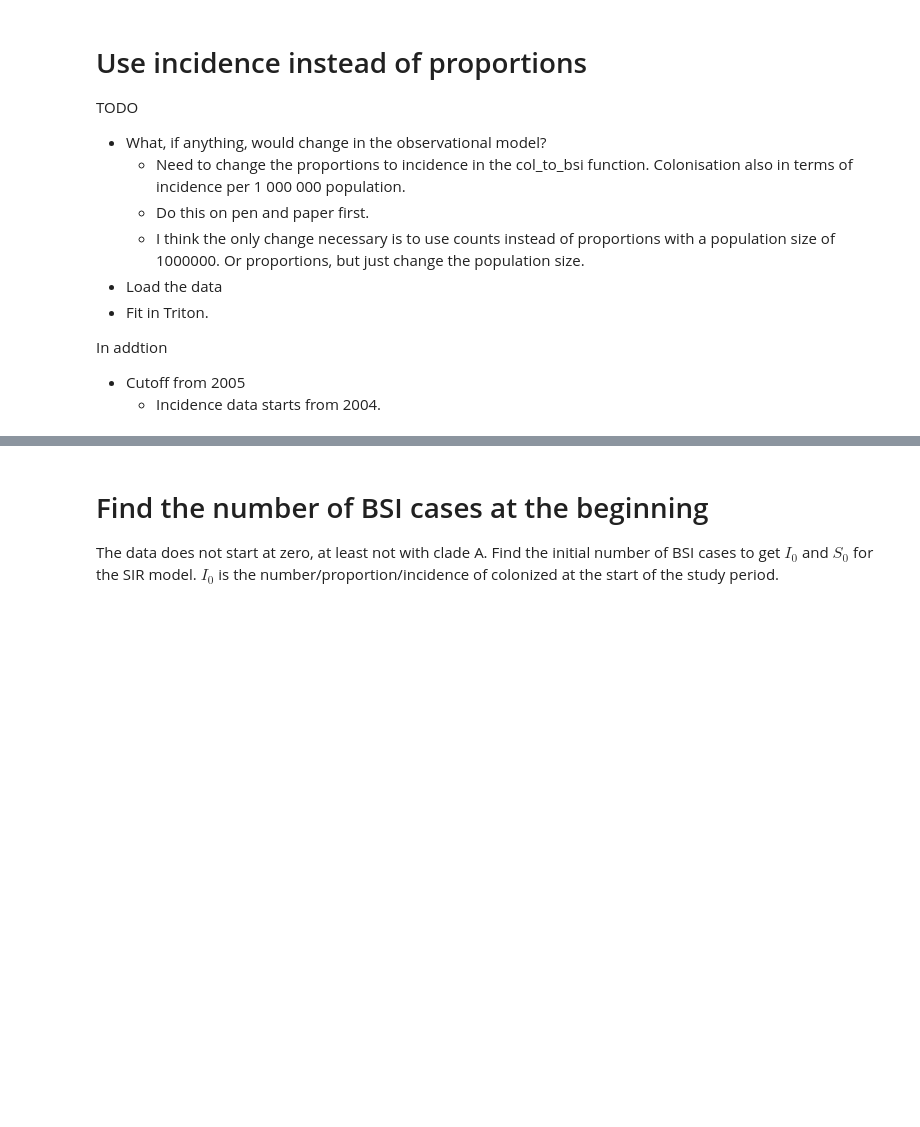
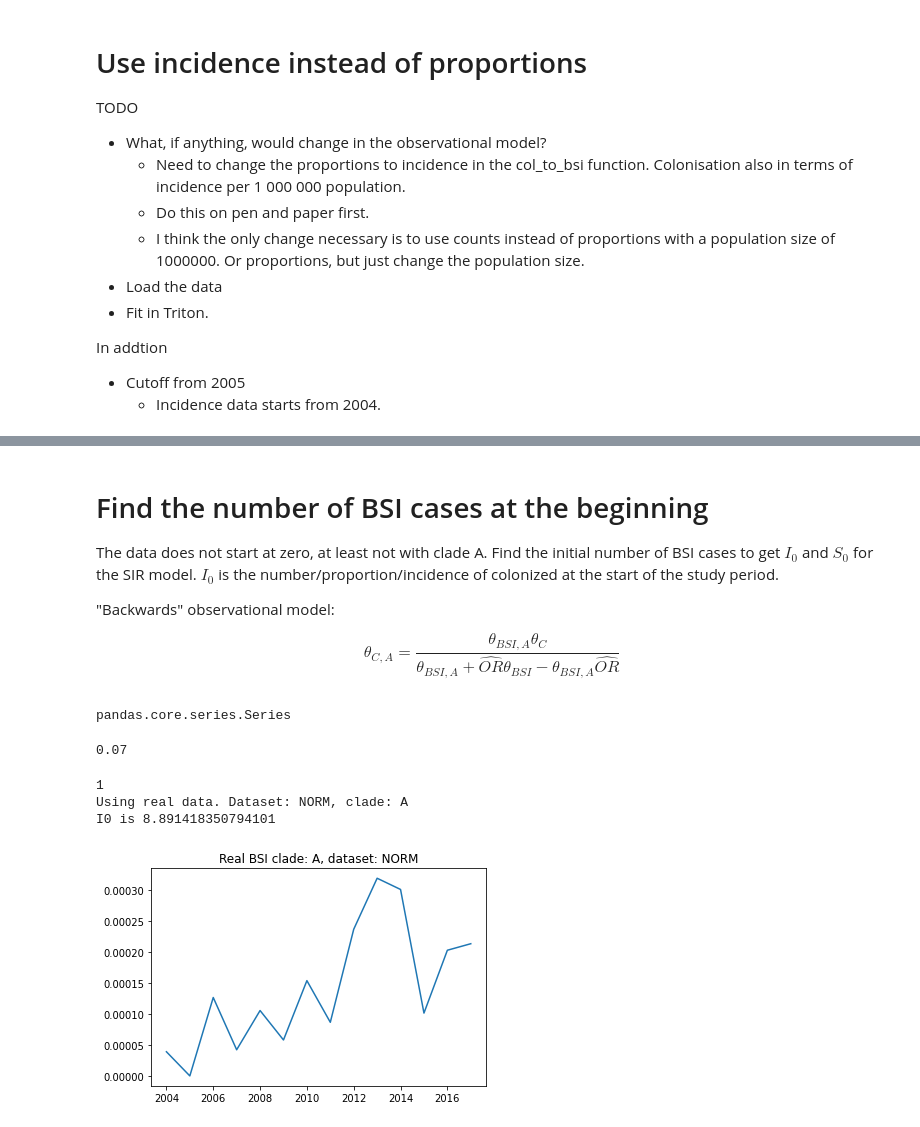
Before and after one commit to fanoja/Ecoli-R0, a Jupyter notebook: grid/grid_visualization.ipynb, the cells around one changed output, grey strips where cells are left out. Saved outputs shown, nothing was run; the diff lists cells and outputs as text; code cells hidden in the pictures; blank space fills up the shorter version.

```diff
--- a/grid/grid_visualization.ipynb
+++ b/grid/grid_visualization.ipynb
@@ -163,9 +163,9 @@ plt.show()
 # %%
 # Load the files:
 #res_root = "/u/50/ojalaf2/unix/Dropbox (Aalto)/Ecoli/grid/res/16_years/" # or change working directory
-print(res_root + "dists_synt_agg_16y.npy")
-dists = np.load(res_root + "dists_synt_agg_16y.npy")
-pairs = np.load(res_root + "pairs_synt_agg_16y.npy")
+print(res_root + "dists_synt_agg_14y_incidence.npy")
+dists = np.load(res_root + "dists_synt_agg_14y_incidence.npy")
+pairs = np.load(res_root + "pairs_synt_agg_14y_incidence.npy")
 
 
 true_par1 = 0.145
@@ -446,5 +496,13 @@ df["Year"]
 # Find the number of BSI cases at the beginning
 
 The data does not start at zero, at least not with clade A. Find the initial number of BSI cases to get $I_0$ and $S_0$ for the SIR model. $I_0$ is the number/proportion/incidence of colonized at the start of the study period.
+
+
+"Backwards" observational model:
+
+$$ \theta_{C,A} = \frac{\theta_{BSI,A}\theta_C}{\theta_{BSI,A} + \hat{OR}\theta_{BSI} - \theta_{BSI,A}\hat{OR}} $$
 # %%
 obs_data_A = get_incidence_data(csv_file, clade = "A", is_prop = True)
+type(obs_data_A)
+# %% [output]
+pandas.core.series.Series
@@ -450,0 +516,58 @@ obs_data_A = get_incidence_data(csv_file, clade = "A", is_prop = True)
+# %%
+7000/100000
+# %% [output]
+0.07
+# %%
+# Test this by fitting to real data:
+
+import grid_params
+importlib.reload(grid_params)
+from grid_params import *
+
+import grid_functions
+importlib.reload(grid_functions)
+from grid_functions import *
+
+import cluster.scripts.BSI_functions
+importlib.reload(cluster.scripts.BSI_functions) # for changes to take effect
+
+use_incidence = True
+is_prop = True
+pop_size = 100000
+theta_bsi = 0.00001
+res_id = "I0_test"
+
+print(batch_size)
+
+bsi_pars = {"or_data": or_data, "clade": clade, "dataset": obs_data, "theta_c":theta_c, "theta_bsi":theta_bsi} # assume load_data loads or_data, norm_data and bsac_data
+sim_pars = {"n_weeks": n_weeks, "pop_size": pop_size, "bsi_pars":bsi_pars, "is_prop":is_prop, "is_agg":is_agg,\
+            "time_period":time_period, "reparam":reparam, "batch_size":batch_size, "random_state":random_state}
+
+
+
+print(f"Using real data. Dataset: {obs_data}, clade: {clade}")
+
+if use_incidence:
+    bsi_obs = get_incidence_data("data/NORM_incidence.csv", clade = clade, is_prop = is_prop, n_incidence_pop = pop_size)
+else:
+    if obs_data == "NORM":
+        bsi_obs = get_obs_BSI(df = norm_data, clade = clade, is_prop = is_prop)
+    else:
+        bsi_obs = get_obs_BSI(df = bsac_data, clade = clade, is_prop = is_prop)
+
+plt.plot(bsi_obs)
+plt.title(f"Real BSI clade: {clade}, dataset: {obs_data}")
+plt.savefig(res_root + "real_BSI_obs_" + res_id + ".pdf", format="pdf", bbox_inches="tight")
+
+theta_bsi_a_0 = bsi_obs.iloc[0]/pop_size # note! Incidence data! Need to divide by the population size to get theta_bsi_a!
+
+
+or_hat = get_OR_hat(bsi_pars["or_data"], clade = bsi_pars["clade"], dataset = bsi_pars["dataset"], batch_size = sim_pars["batch_size"], random_state = sim_pars["random_state"])[0]
+I0 = (theta_bsi_a_0*bsi_pars["theta_c"]/(theta_bsi_a_0 + or_hat*bsi_pars["theta_bsi"] - theta_bsi_a_0*or_hat))*sim_pars["pop_size"] # this should be in individuals, not proportions!
+print(f"I0 is {I0}") # too high a number.
+sim_pars["I0"] = I0
+# %% [output]
+1
+Using real data. Dataset: NORM, clade: A
+I0 is 8.891418350794101
+[figure, added]
```
Also changed, not shown: parts of 23 cells of this notebook, 4 other files.
